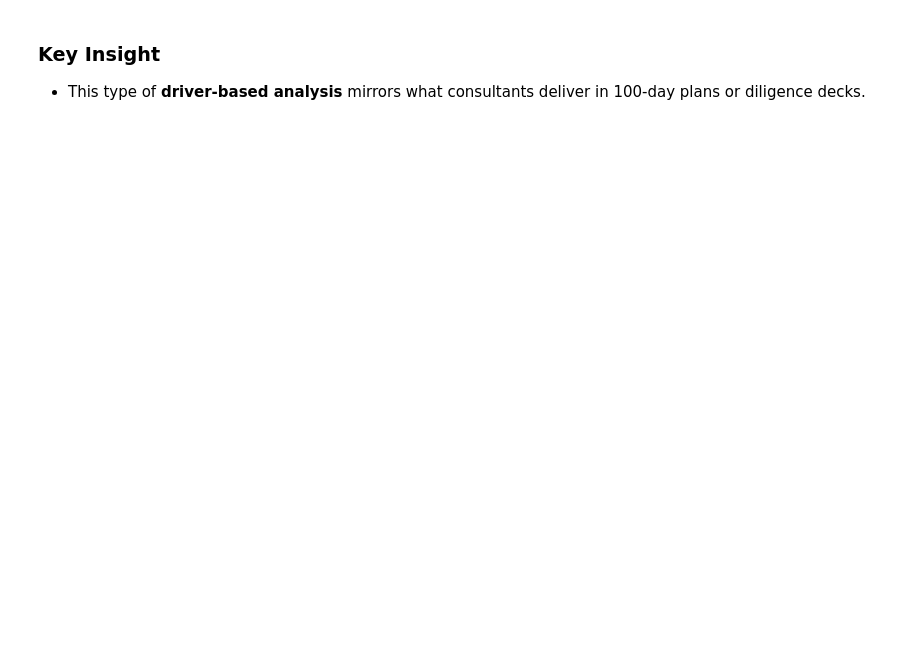
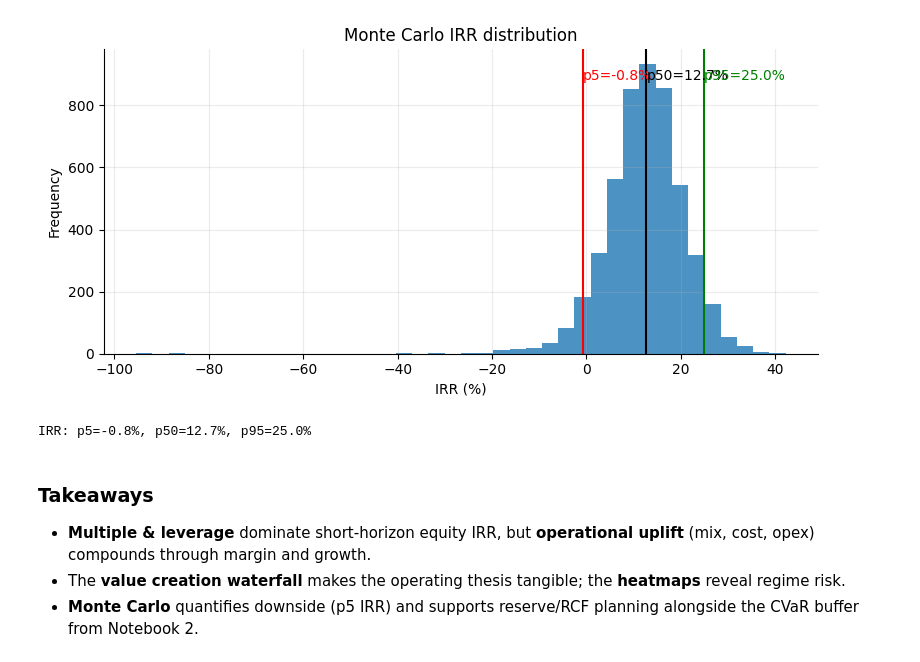
Before and after one commit to Alejandro-HerraizSen/value-ops-lab, a Jupyter notebook: notebooks/03_lbo_sensitivity.ipynb, the cells around one changed output. Cells and saved outputs as stored; diff of their text form; code cells hidden in the pictures; blank space fills up the shorter version.

Commit message:
5.0
Enormous readme update
Final Version of each notebook !!

```diff
--- a/notebooks/03_lbo_sensitivity.ipynb
+++ b/notebooks/03_lbo_sensitivity.ipynb
@@ -35,0 +150,3 @@ plt.show()
+# %%
+bridge_df, ebitda1 = value_creation_walk(ebitda0, price_vol_mix, cogs_pct_delta, opex_delta, sales0)
+bridge_df
@@ -35,0 +183,3 @@ plt.show()
+# %%
+pnl = project_pnl(sales0, ebitda_mg0, sales_cagr, mg_uplift, T=term_years)
+pnl.head(), pnl.tail()
@@ -35,0 +199,12 @@ plt.show()
+# %%
+sales_path = pnl["sales"].iloc[1:].to_numpy()                # Years 1..T
+ebitda_T   = pnl["ebitda"].iloc[-1]                          # Exit EBITDA
+
+ret = equity_returns(entry_mult, ebitda1, exit_mult, ebitda_T,
+                     debt_in=net_debt, rate=cost_of_debt, T=term_years,
+                     taxes=tax_rate, capex_pct=capex_pct,
+                     sales_path=sales_path, nwc_pct=nwc_pct)
+
+print(f"Entry EV: ${ret['EV0']:,.0f}  | Equity: ${ret['Equity']:,.0f}  | Debt: ${ret['Debt']:,.0f}")
+print(f"MoIC: {ret['MoIC']:.2f}x  | IRR: {ret['IRR']*100:.1f}%")
+ret["cfs"]
@@ -36,3 +316,42 @@ plt.show()
+# %%
+N = 5_000
+rng = np.random.default_rng(7)
+
+# Randomize key drivers
+entry_s  = rng.normal(entry_mult, 0.6, N)
+exit_s   = rng.normal(exit_mult, 0.8, N)
+lev_s    = np.clip(rng.normal(net_debt, 0.08, N), 0.2, 0.8)
+rate_s   = np.clip(rng.normal(cost_of_debt, 0.015, N), 0.03, 0.15)
+cagr_s   = np.clip(rng.normal(sales_cagr, 0.02, N), -0.05, 0.15)
+uplift_s = np.clip(rng.normal(mg_uplift, 0.01, N), -0.01, 0.05)
+
+irrs = np.zeros(N)
+for i in range(N):
+    pnl_i = project_pnl(sales0, ebitda_mg0, cagr_s[i], uplift_s[i], term_years)
+    ebitda_T_i = pnl_i["ebitda"].iloc[-1]
+    r = equity_returns(entry_s[i], ebitda1, exit_s[i], ebitda_T_i,
+                       debt_in=lev_s[i], rate=rate_s[i], T=term_years,
+                       taxes=tax_rate, capex_pct=capex_pct,
+                       sales_path=pnl_i["sales"].iloc[1:].to_numpy(), nwc_pct=nwc_pct)
+    irrs[i] = r["IRR"]*100
+
+p5, p50, p95 = np.percentile(irrs, [5,50,95])
+plt.figure(figsize=(8,4))
+plt.hist(irrs, bins=40, alpha=0.8)
+plt.axvline(p5,  color="red");   plt.text(p5, plt.ylim()[1]*0.9, f"p5={p5:.1f}%", color="red")
+plt.axvline(p50, color="black"); plt.text(p50,plt.ylim()[1]*0.9, f"p50={p50:.1f}%", color="black")
+plt.axvline(p95, color="green"); plt.text(p95,plt.ylim()[1]*0.9, f"p95={p95:.1f}%", color="green")
+plt.title("Monte Carlo IRR distribution")
+plt.xlabel("IRR (%)"); plt.ylabel("Frequency")
+plt.tight_layout(); plt.show()
+
+print(f"IRR: p5={p5:.1f}%, p50={p50:.1f}%, p95={p95:.1f}%")
+# %% [output]
+[figure, added]
+IRR: p5=-0.8%, p50=12.7%, p95=25.0%
 # %% [markdown]
-### Key Insight
-- This type of **driver-based analysis** mirrors what consultants deliver in 100-day plans or diligence decks.
+### Takeaways
+
+- **Multiple & leverage** dominate short-horizon equity IRR, but **operational uplift** (mix, cost, opex) compounds through margin and growth.
+- The **value creation waterfall** makes the operating thesis tangible; the **heatmaps** reveal regime risk.
+- **Monte Carlo** quantifies downside (p5 IRR) and supports reserve/RCF planning alongside the CVaR buffer from Notebook 2.
```
Also changed, not shown: parts of 11 cells of this notebook, 4 other files.
